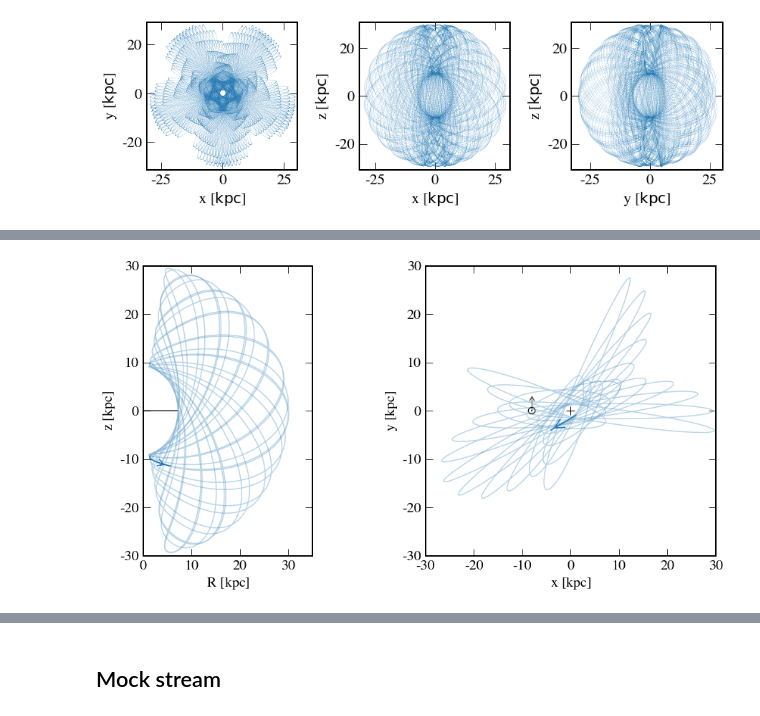
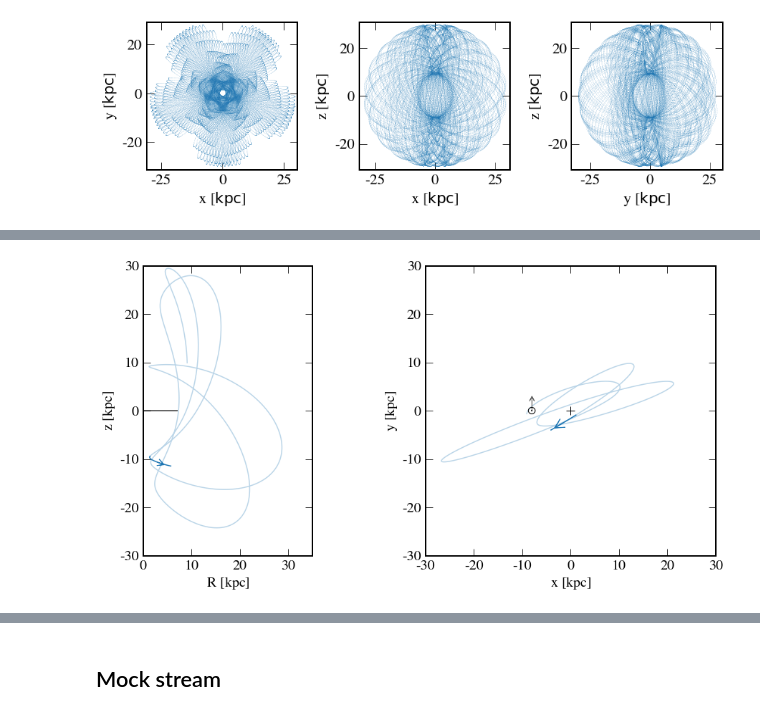
Before and after one commit to abonaca/jhelum, a Jupyter notebook: notebooks/jhelum_orbit.ipynb, the cells around one changed output, grey strips where cells are left out. Drawn from its saved outputs; the diff is of its cells as text; code cells hidden in the pictures.

```diff
--- a/notebooks/jhelum_orbit.ipynb
+++ b/notebooks/jhelum_orbit.ipynb
@@ -343,3 +343,5 @@ plt.tight_layout()
+# %%
+fit_orbit_longer_back = ham.integrate_orbit(w0, dt=-0.5, t1=0*u.Myr, t2=-1500*u.Myr)
 # %%
 fig, axes = plt.subplots(1, 2, figsize=(14, 7))
 
@@ -347,7 +349,7 @@ axes[0].plot(fit_orbit.cylindrical.rho.value,
              fit_orbit.cylindrical.z.value, marker='')
 
 colors = ['tab:blue', 'tab:blue']
-for e, thing in enumerate([fit_orbit_longer_back, fit_orbit_longer_forw]):
+for e, thing in enumerate([fit_orbit_longer_back,]):
     axes[0].plot(thing.cylindrical.rho.value,
                  thing.cylindrical.z.value,
                  marker='', alpha=0.3, color=colors[e], zorder=-100)
@@ -388,31 +390,31 @@ axes[1].arrow(x1, y1, (x2-x1), (y2-y1),
               head_width=2, head_length=2, zorder=-10,
               head_starts_at_zero=False, overhang=0.9)
 
 axes[1].scatter(0, 0, marker='+', linewidth=1, s=150, c='k')
 axes[1].text(-8.04, 0, r'$\odot$', ha='center', va='center', fontsize=16)
 a = axes[1].arrow(-8, 0, 0., 2., linewidth=1,
                   fc='#666666', ec='#666666', overhang=0.9,
                   head_width=1, head_length=1., zorder=-10)
 # --
 
 axes[0].set_xlim(0, 35)
 axes[0].xaxis.set_ticks(np.arange(0, 30+1, 10))
 axes[0].set_ylim(-30, 30)
 
 axes[1].set_xlim(-30, 30)
 axes[1].set_ylim(-30, 30)
 # axes[1].xaxis.set_ticks(np.arange(-20, 20+1, 10))
 # axes[1].yaxis.set_ticks(np.arange(-20, 20+1, 10))
 
 axes[0].set_xlabel('$R$ [{0:}]'.format(u.kpc))
 axes[0].set_ylabel('$z$ [{0:}]'.format(u.kpc))
 axes[1].set_xlabel('$x$ [{0:}]'.format(u.kpc))
 axes[1].set_ylabel('$y$ [{0:}]'.format(u.kpc))
 
 axes[0].set_aspect('equal')
 axes[1].set_aspect('equal')
 
 fig.tight_layout(w_pad=0.)
 plt.savefig('../plots/jhelum_orbit.pdf')
 # %% [output]
-[figure, old version]
+[figure, new version]
```
Also changed, not shown: parts of 13 cells of this notebook, 2 other files.
